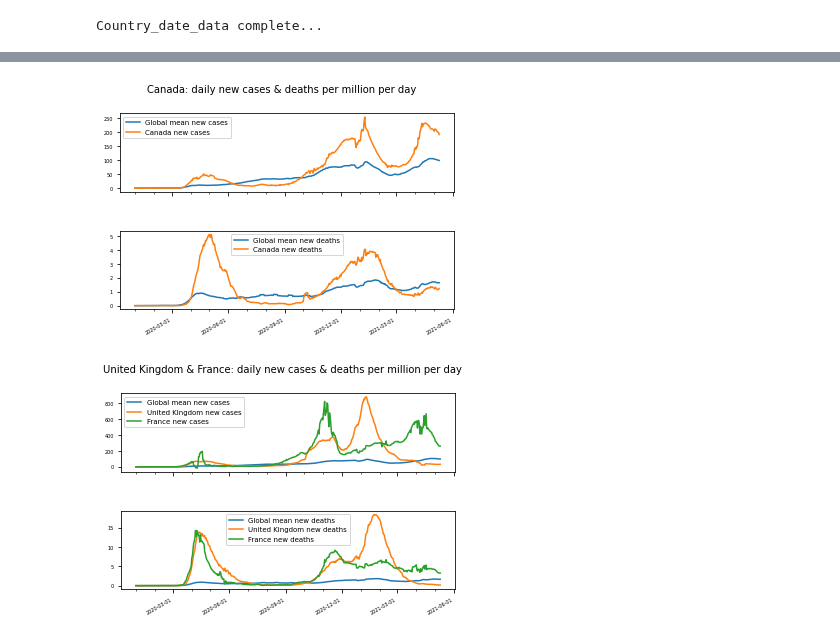
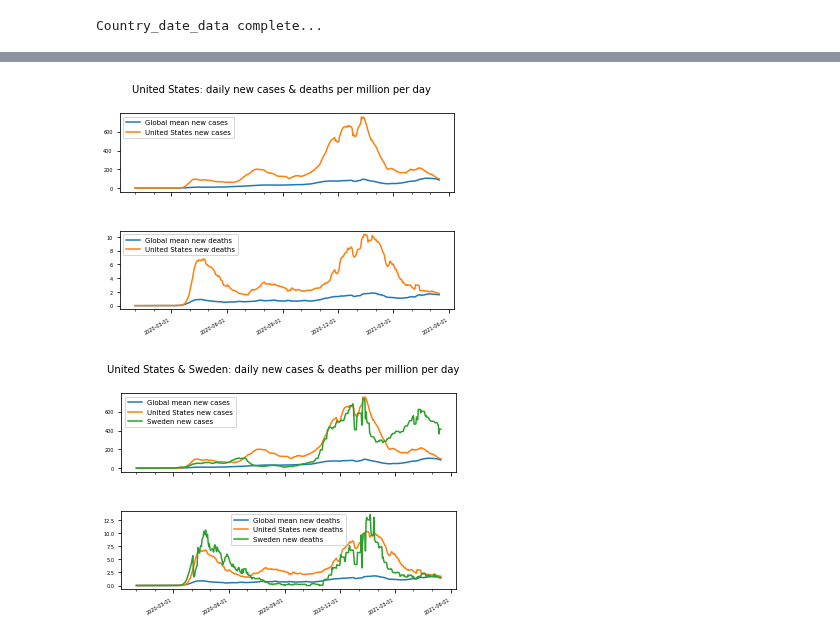
Before and after one commit to Ipgnosis/covid_analysis, a Jupyter notebook: covid-json.ipynb, the cells around one changed output, grey strips where cells are left out. Drawn from its saved outputs; the diff is of its cells as text; code cells hidden in the pictures.

```diff
--- a/covid-json.ipynb
+++ b/covid-json.ipynb
@@ -141,9 +143,9 @@ UTC 0 date is: 2021-05-11
 date_dict compiled
 # %%
-# re-juggle the data for the chart
+# re-juggle the data for a single country chart
 
 # the country being analyzed
-y_axis_values = 'CAN'
+y_axis_values = 'USA'
 
 y_axis_label = data[y_axis_values]['location']
 
@@ -201,40 +203,42 @@ ax2.plot(x_axis, y2_axis, label = y2_axis_legend_str)
 # declare the text data
 fig.suptitle(chart_title_str, fontsize = 10)
 
 #  format the x axis (date) labels
 # Text in the x axis will be displayed in 'YYYY-mm-dd' format.
 ax2.xaxis.set_major_formatter(mdates.DateFormatter('%Y-%m-%d'))
 
 # major ticks every 3 months.
 fmt_qtr_year = mdates.MonthLocator(interval = 3)
 ax2.xaxis.set_major_locator(fmt_qtr_year)
 
 # minor ticks every month.
 fmt_month = mdates.MonthLocator()
 ax2.xaxis.set_minor_locator(fmt_month)
 
 # Rotates and right aligns the x labels, and moves the bottom of the
 # axes up to make room for them.
 fig.autofmt_xdate()
 
 # changing the fontsize of ticks
 ax1.tick_params(labelsize = 5)
 ax2.tick_params(labelsize = 5)
 
 # format the legends
 ax1.legend(loc = 0, fontsize = 7)
 ax2.legend(loc = 0, fontsize = 7)
 
 # display the plot
 plt.show()
 # %% [output]
-[figure, old version]
+[figure, new version]
 # %%
-# re-juggle the data for the chart
+# re-juggle the data for a 2 country chart
 
 # the countries being analyzed
-yi_axis_values = 'GBR'
-yii_axis_values = 'FRA'
+yi_axis_values = 'USA'
+yii_axis_values = 'SWE'
+
+#y_axis_values_list = ["wrl_new_cases_pm", "KOR", "TWN"]
 
 yi_axis_label = data[yi_axis_values]['location']
 yii_axis_label = data[yii_axis_values]['location']
@@ -264,9 +268,9 @@ for key, val in date_dict.items():
     y2i_axis.append(val['country_vals'][yi_axis_values][1])
     y2ii_axis.append(val['country_vals'][yii_axis_values][1])
 
-###########################################################
-# package up the matplotlib data for a single country chart
-###########################################################
+######################################################
+# package up the matplotlib data for a 2 country chart
+######################################################
 
 # create the labels
 chart_title_str = "{} & {}: daily new cases & deaths per million per day".format(yi_axis_label, yii_axis_label)
@@ -283,7 +287,7 @@ y2i_axis_legend_str = "{} new deaths".format(yi_axis_label)
 y2ii_axis_legend_str = "{} new deaths".format(yii_axis_label)
 
 # define empty canvas
-fig, (ax1, ax2) = plt.subplots(2, 1, sharex=True)
+fig, (ax1, ax2) = plt.subplots(2, 1, sharex = True)
 fig.subplots_adjust(hspace = 0.5)
 
 # declare the axis data
@@ -303,14 +307,17 @@ fig.suptitle(chart_title_str, fontsize = 10)
 
 #  format the x axis (date) labels
 # Text in the x axis will be displayed in 'YYYY-mm-dd' format.
+ax1.xaxis.set_major_formatter(mdates.DateFormatter('%Y-%m-%d'))
 ax2.xaxis.set_major_formatter(mdates.DateFormatter('%Y-%m-%d'))
 
 # major ticks every 3 months.
 fmt_qtr_year = mdates.MonthLocator(interval = 3)
+ax1.xaxis.set_major_locator(fmt_qtr_year)
 ax2.xaxis.set_major_locator(fmt_qtr_year)
 
 # minor ticks every month.
 fmt_month = mdates.MonthLocator()
+ax1.xaxis.set_minor_locator(fmt_month)
 ax2.xaxis.set_minor_locator(fmt_month)
 
 # Rotates and right aligns the x labels, and moves the bottom of the
@@ -328,4 +335,4 @@ ax2.legend(loc = 0, fontsize = 7)
 # display the plot
 plt.show()
 # %% [output]
-[figure, old version]
+[figure, new version]
```
Also changed, not shown: parts of 2 cells of this notebook, 4 other files.
